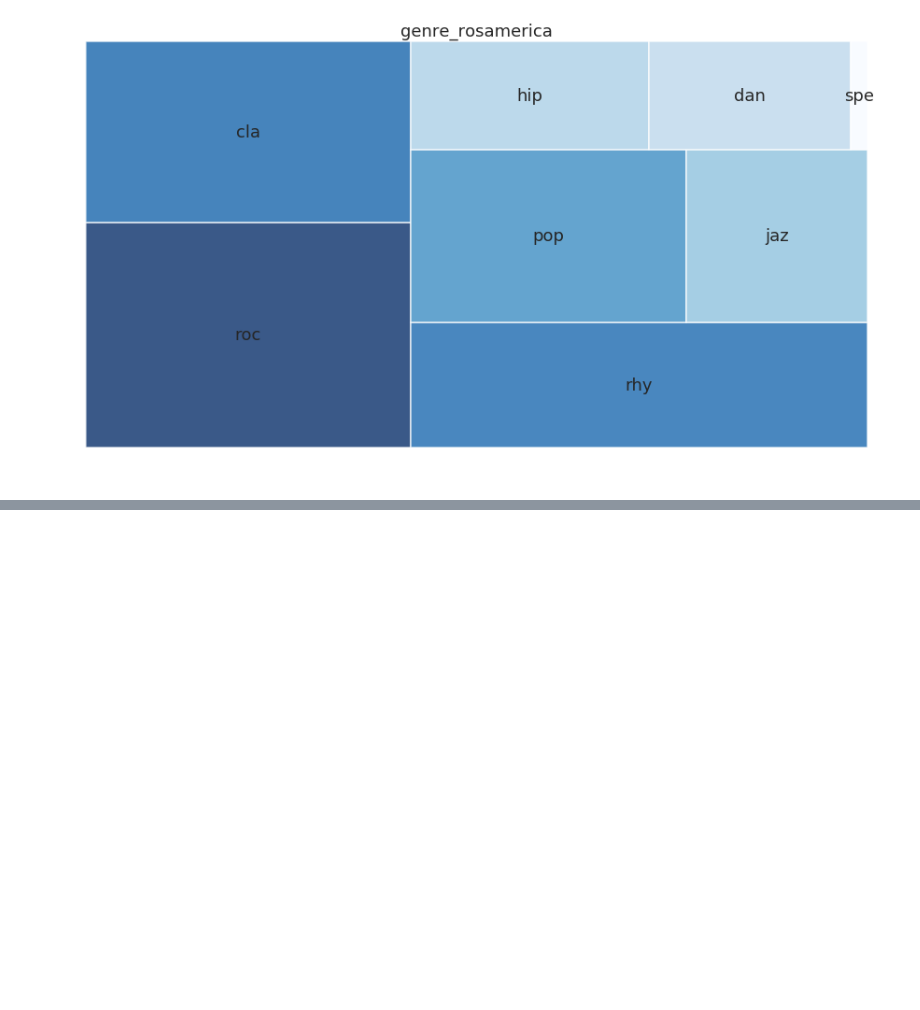
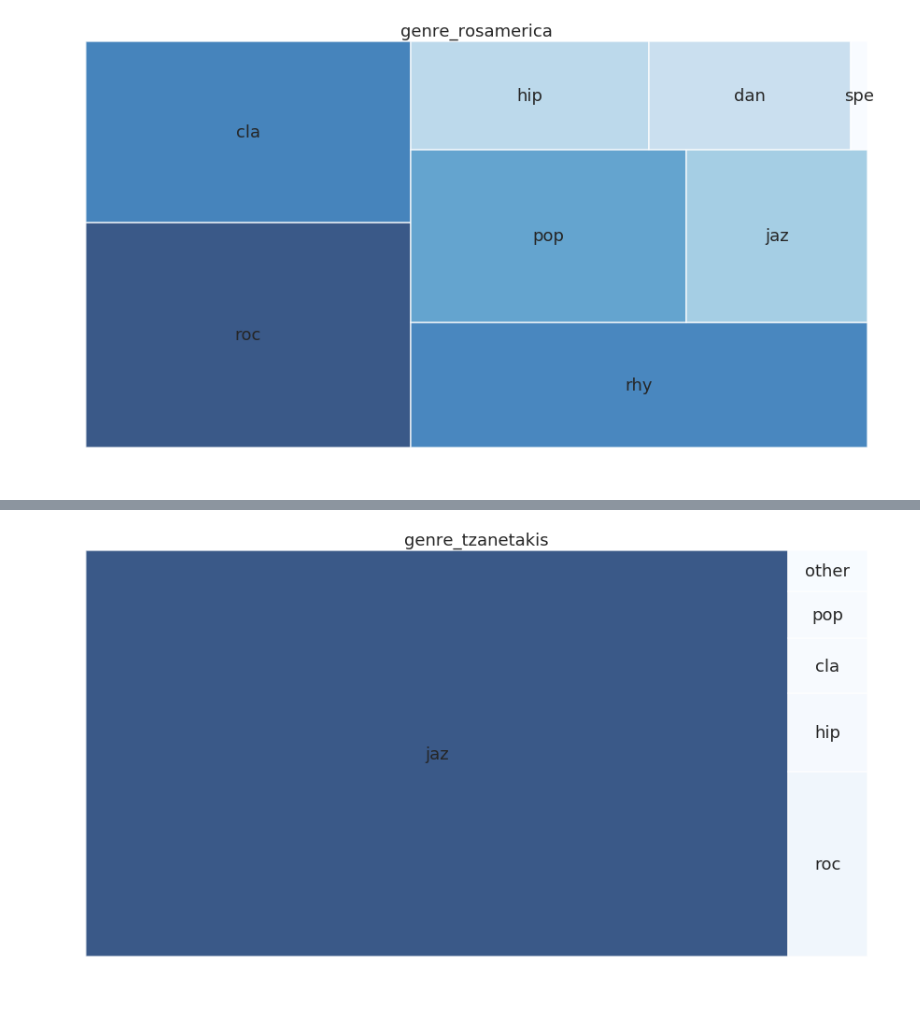
Before and after one commit to MTG/acousticbrainz-labs, a Jupyter notebook: data-analysis/Genre Graphs.ipynb, the cells around one changed output, grey strips where cells are left out. Saved outputs shown, nothing was run; the diff lists cells and outputs as text; code cells hidden in the pictures; blank space fills up the shorter version.

```diff
--- a/data-analysis/Genre Graphs.ipynb
+++ b/data-analysis/Genre Graphs.ipynb
@@ -118,0 +143,31 @@ plt.show()
+# %%
+# Creating colorscheme
+cmap = cm.Blues
+mini=min(np.array(gt_counts))
+maxi=max(np.array(gt_counts))
+norm = clr.Normalize(vmin=mini, vmax=maxi)
+colors = [cmap(norm(value)) for value in np.array(gt_counts)]
+
+other = 0
+x = np.array(gt_counts)
+y = np.array(gt_counts.keys())
+
+for el in x:
+
+    pct = 100*el/float(len(genre_tzanetakis))
+
+    if pct < 1:
+        other += el
+        i = np.where(x == el)
+        x = np.delete(x, i, 0)
+        y = np.delete(y, i, 0)
+
+x = np.append(x, other)
+y = np.append(y, 'other')
+
+squarify.plot(sizes=x, label=y, alpha=.8, color=colors)
+plt.axis('off')
+plt.title('genre_tzanetakis')
+plt.show()
+# %% [output]
+[figure, added]
```
Also changed, not shown: parts of 2 cells of this notebook, 4 other files.
